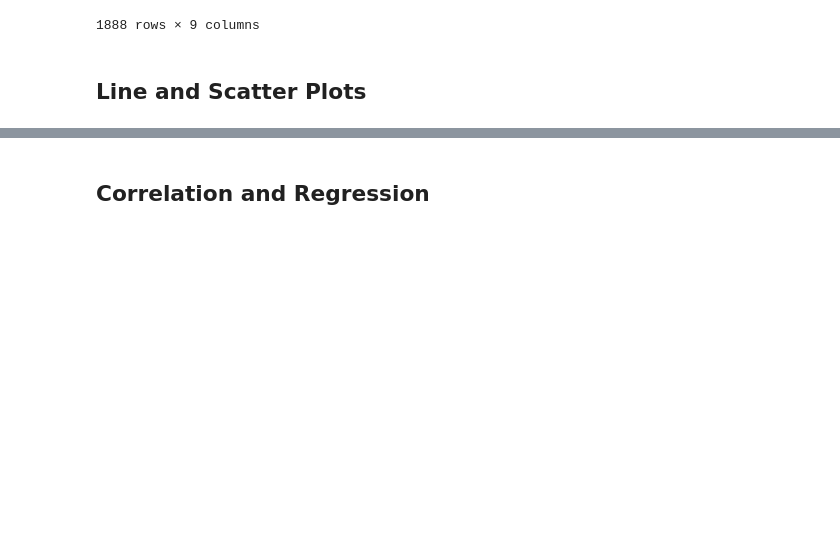
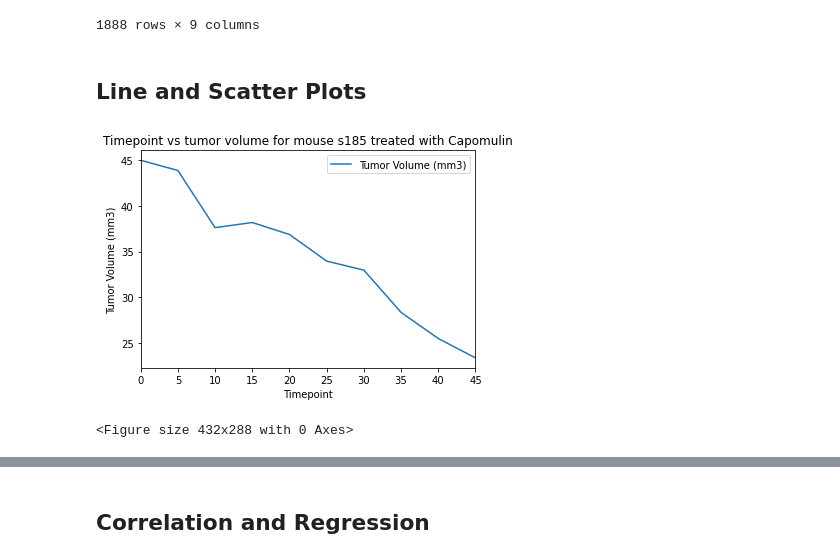
Before and after one commit to markerickson314/pymaceuticals, a Jupyter notebook: pymaceuticals.ipynb, the cells around one changed output, grey strips where cells are left out. Drawn from its saved outputs; the diff is of its cells as text; code cells hidden in the pictures; blank space fills up the shorter version.

Commit message:
finished line, scatter, correlation, and regression

```diff
--- a/pymaceuticals.ipynb
+++ b/pymaceuticals.ipynb
@@ -220,0 +218,14 @@ tumor_volume = []
+# %%
+# Generate a line plot of time point versus tumor volume for a mouse treated with Capomulin
+capomulin = clean.loc[clean["Drug Regimen"] == "Capomulin"]
+mouse = capomulin.loc[capomulin["Mouse ID"] == "s185"]
+mouse.plot(kind="line", x="Timepoint", y="Tumor Volume (mm3)", title="Timepoint vs tumor volume for \
+mouse s185 treated with Capomulin")
+
+plt.ylabel("Tumor Volume (mm3)")
+plt.xlim(0, 45)
+plt.show()
+plt.tight_layout()
+# %% [output]
+[figure, added]
+<Figure size 432x288 with 0 Axes>
```
Also changed, not shown: parts of 6 cells of this notebook.
